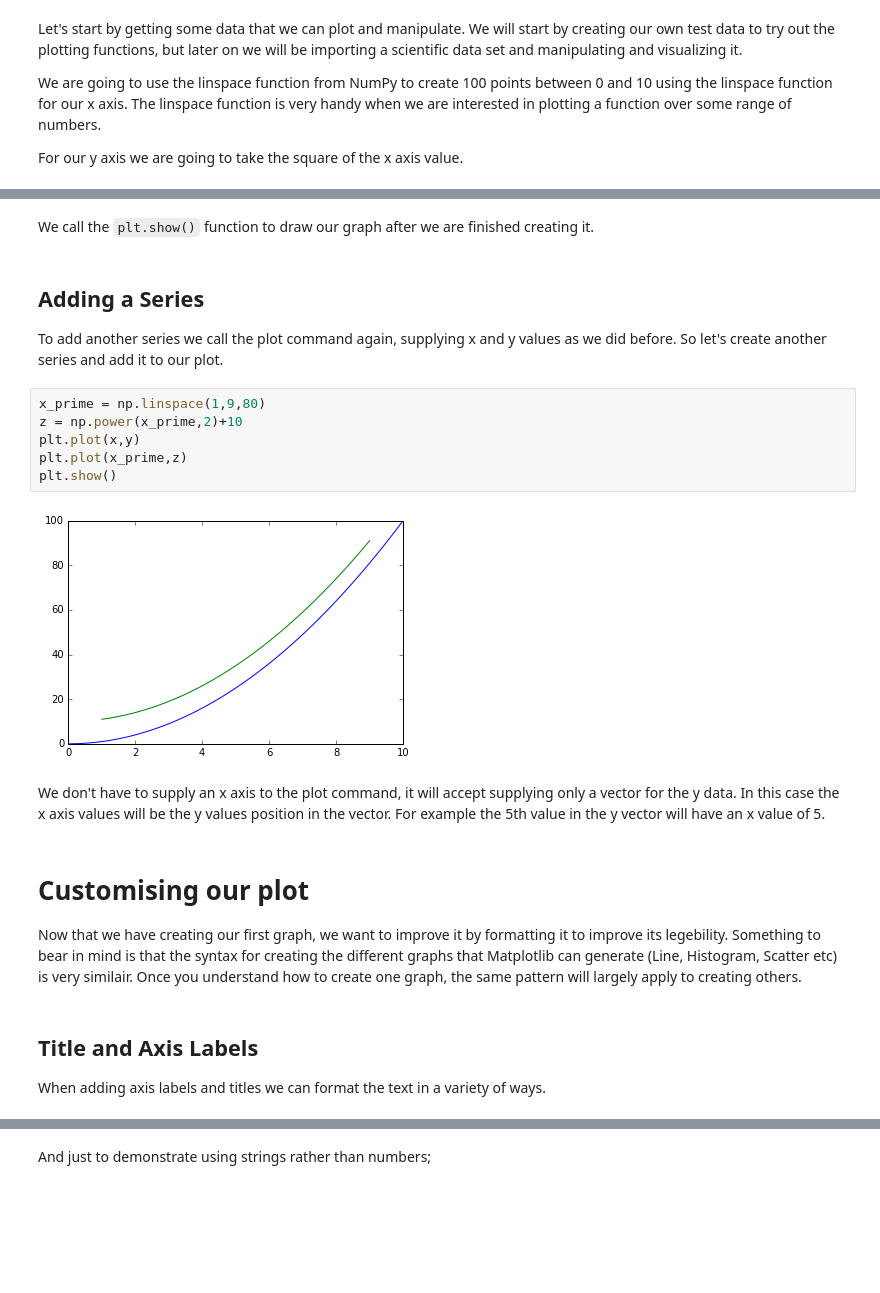
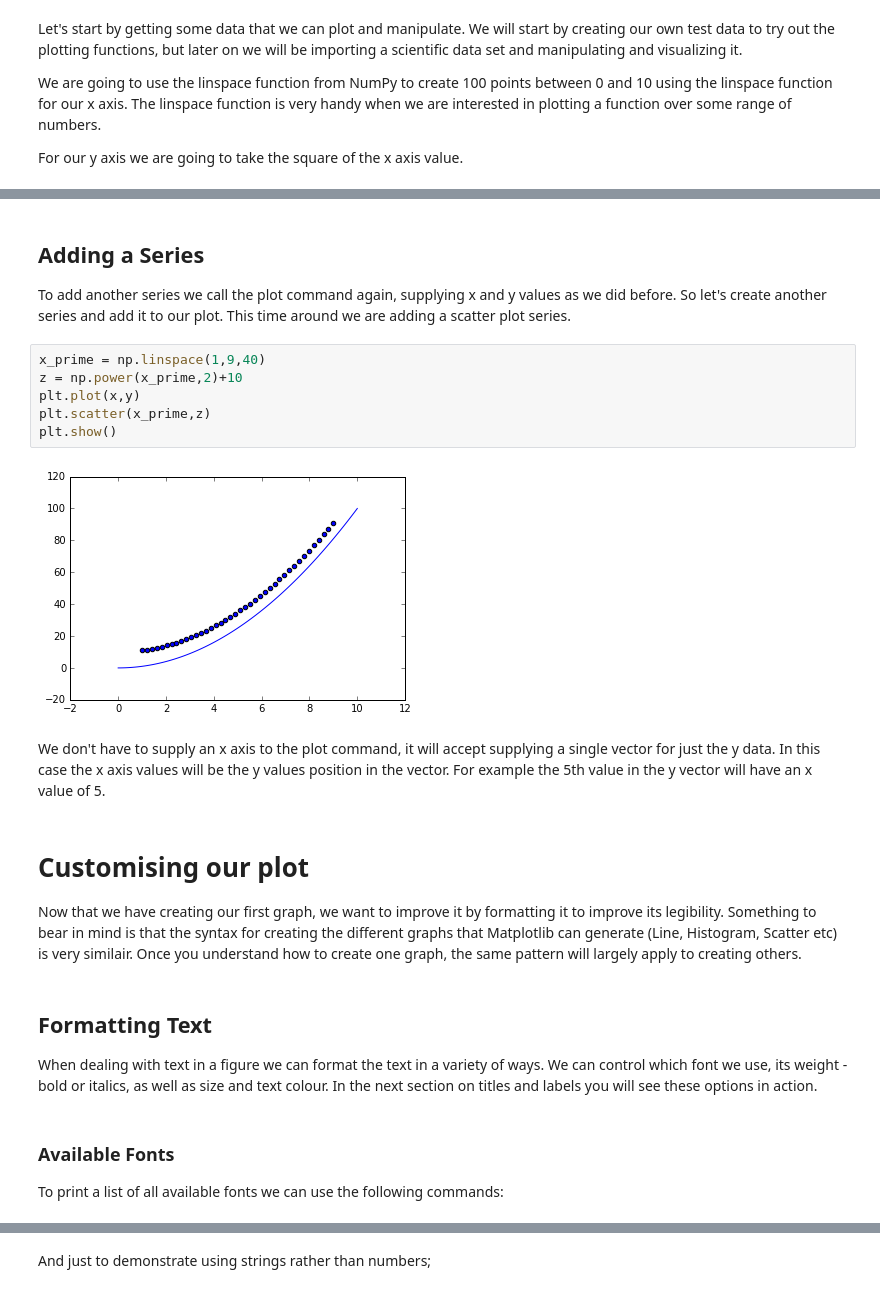
Before and after one commit to digital-skills-for-researchers/coursebook, a Jupyter notebook: modules/data-visualisation/ipython-notebook/matplotlib_notebook.ipynb, the cells around one changed output, grey strips where cells are left out. Saved outputs shown, nothing was run; the diff lists cells and outputs as text; blank space fills up the shorter version.

Commit message:
Imporved ipython notebook formatting for TDD and data viz

```diff
--- a/modules/data-visualisation/ipython-notebook/matplotlib_notebook.ipynb
+++ b/modules/data-visualisation/ipython-notebook/matplotlib_notebook.ipynb
@@ -57,29 +54,30 @@ fig = plt.plot(x,y)
 plt.show()
 # %% [output]
 [figure]
-# %% [markdown]
-We call the `plt.show()` function to draw our graph after we are finished creating it.
 # %% [markdown]
 ## Adding a Series
 
-To add another series we call the plot command again, supplying x and y values as we did before. So let's create another series and add it to our plot.
+To add another series we call the plot command again, supplying x and y values as we did before. So let's create another series and add it to our plot. This time around we are adding a scatter plot series.
 # %%
-x_prime = np.linspace(1,9,80)
+x_prime = np.linspace(1,9,40)
 z = np.power(x_prime,2)+10
 plt.plot(x,y)
-plt.plot(x_prime,z)
+plt.scatter(x_prime,z)
 plt.show()
 # %% [output]
-[figure, old version]
+[figure, new version]
 # %% [markdown]
-We don't have to supply an x axis to the plot command, it will accept supplying only a vector for the y data. In this case the x axis values will be the y values position in the vector. For example the 5th value in the y vector will have an x value of 5.
+We don't have to supply an x axis to the plot command, it will accept supplying a single vector for just the y data. In this case the x axis values will be the y values position in the vector. For example the 5th value in the y vector will have an x value of 5.
 # %% [markdown]
 # Customising our plot
 
-Now that we have creating our first graph, we want to improve it by formatting it to improve its legebility. Something to bear in mind is that the syntax for creating the different graphs that Matplotlib can generate (Line, Histogram, Scatter etc) is very similair. Once you understand how to create one graph, the same pattern will largely apply to creating others.
+Now that we have creating our first graph, we want to improve it by formatting it to improve its legibility. Something to bear in mind is that the syntax for creating the different graphs that Matplotlib can generate (Line, Histogram, Scatter etc) is very similair. Once you understand how to create one graph, the same pattern will largely apply to creating others.
-# %% [markdown]
-## Title and Axis Labels
-
-When adding axis labels and titles we can format the text in a variety of ways.
+# %% [markdown]
+## Formatting Text
+
+When dealing with text in a figure we can format the text in a variety of ways. We can control which font we use, its weight - bold or italics, as well as size and text colour. In the next section on titles and labels you will see these options in action.
+# %% [markdown]
+### Available Fonts
+To print a list of all available fonts we can use the following commands:
 # %%
 import matplotlib.font_manager
```
Also changed, not shown: parts of 43 cells of this notebook, 1 other file.
